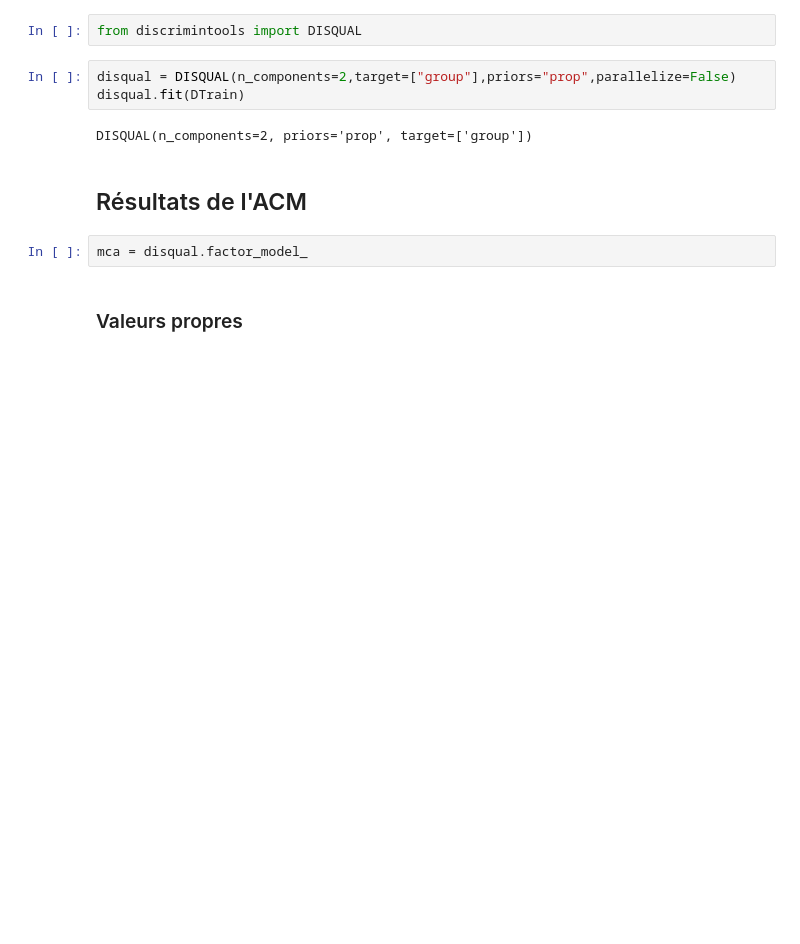
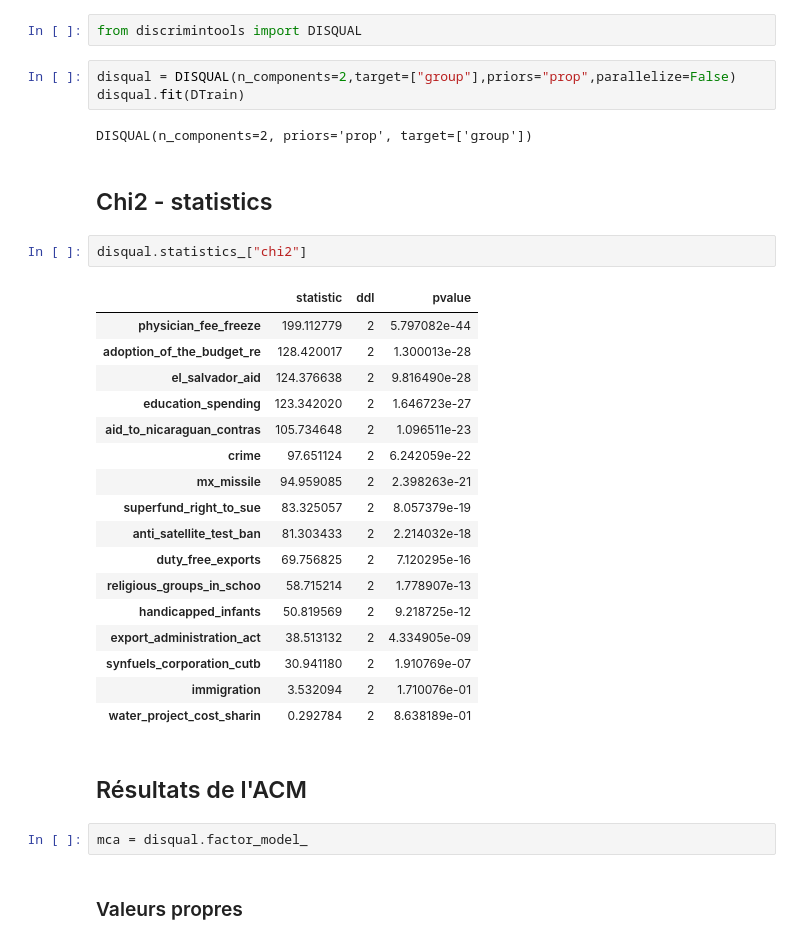
Before and after one commit to enfantbenidedieu/discrimintools, a Jupyter notebook: doc/disqual_vote.ipynb, the cells around one changed output. Cells and saved outputs as stored; diff of their text form; blank space fills up the shorter version.

```diff
--- a/doc/disqual_vote.ipynb
+++ b/doc/disqual_vote.ipynb
@@ -43,6 +43,28 @@ disqual = DISQUAL(n_components=2,target=["group"],priors="prop",parallelize=Fals
 disqual.fit(DTrain)
 # %% [output]
 DISQUAL(n_components=2, priors='prop', target=['group'])
+# %% [markdown]
+## Chi2 - statistics
+# %%
+disqual.statistics_["chi2"]
+# %% [output]
+|  | statistic | ddl | pvalue |
+| physician_fee_freeze | 199.112779 | 2 | 5.797082e-44 |
+| adoption_of_the_budget_re | 128.420017 | 2 | 1.300013e-28 |
+| el_salvador_aid | 124.376638 | 2 | 9.816490e-28 |
+| education_spending | 123.342020 | 2 | 1.646723e-27 |
+| aid_to_nicaraguan_contras | 105.734648 | 2 | 1.096511e-23 |
+| crime | 97.651124 | 2 | 6.242059e-22 |
+| mx_missile | 94.959085 | 2 | 2.398263e-21 |
+| superfund_right_to_sue | 83.325057 | 2 | 8.057379e-19 |
+| anti_satellite_test_ban | 81.303433 | 2 | 2.214032e-18 |
+| duty_free_exports | 69.756825 | 2 | 7.120295e-16 |
+| religious_groups_in_schoo | 58.715214 | 2 | 1.778907e-13 |
+| handicapped_infants | 50.819569 | 2 | 9.218725e-12 |
+| export_administration_act | 38.513132 | 2 | 4.334905e-09 |
+| synfuels_corporation_cutb | 30.941180 | 2 | 1.910769e-07 |
+| immigration | 3.532094 | 2 | 1.710076e-01 |
+| water_project_cost_sharin | 0.292784 | 2 | 8.638189e-01 |
 # %% [markdown]
 ## Résultats de l'ACM
 # %%
```
Also changed, not shown: 22 other files.
